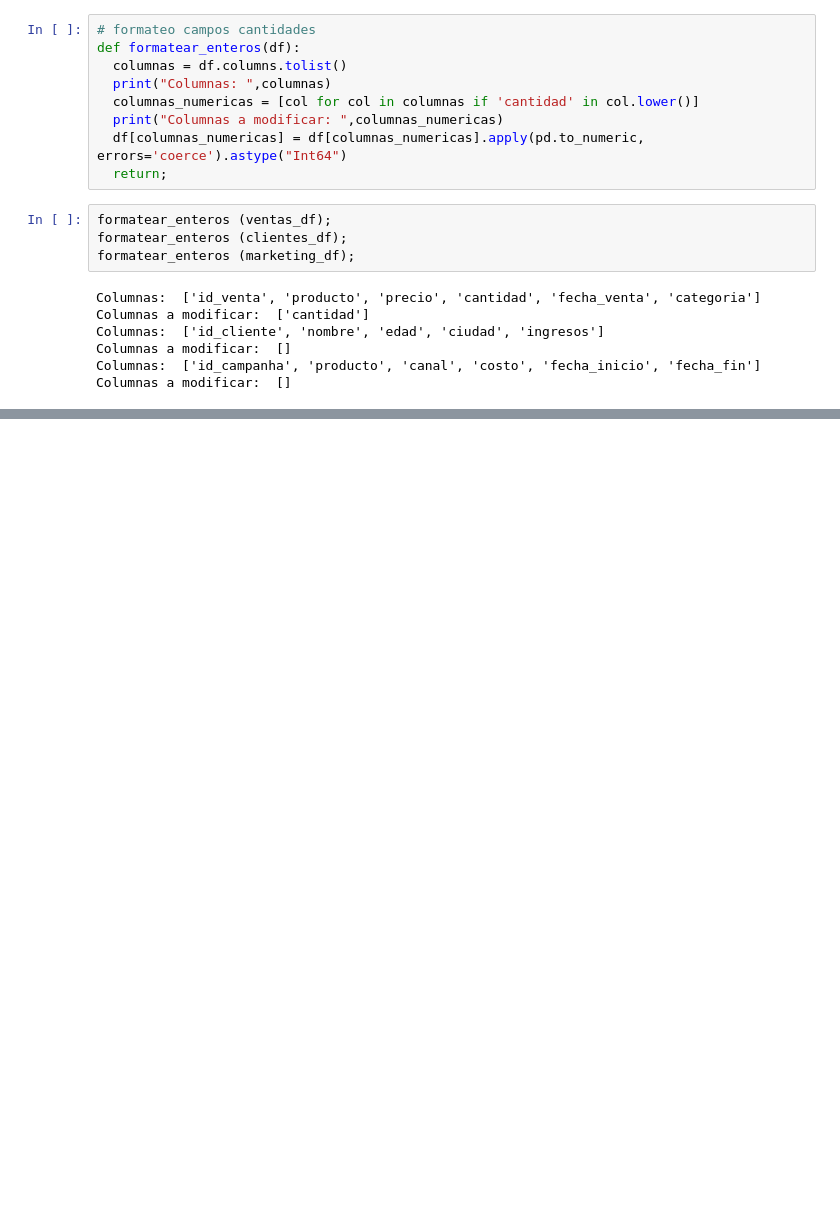
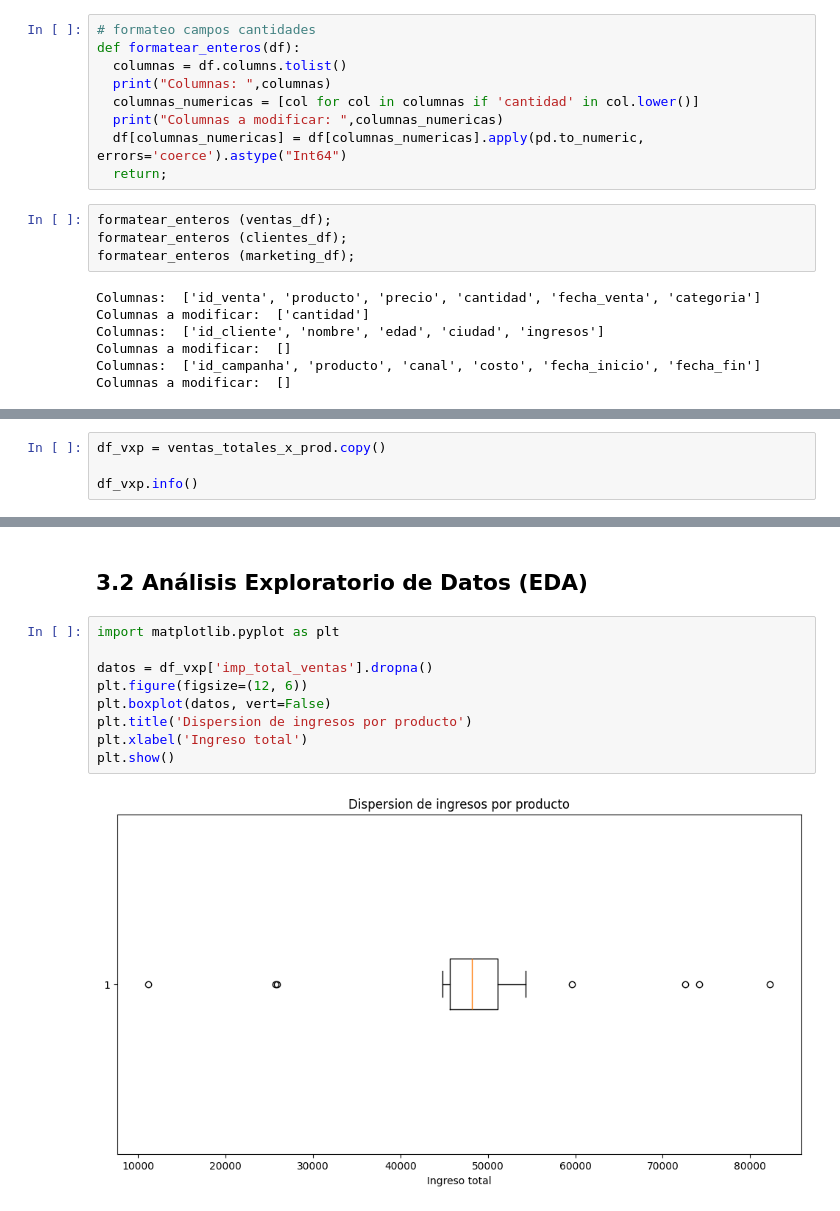
Before and after one commit to FlaviaAlvarez/Entrega_Final_Flavia_Alvarez_, a Jupyter notebook: Entrega_Final_Flavia_Alvarez.ipynb, the cells around one changed output, grey strips where cells are left out. Cells and saved outputs as stored; diff of their text form; blank space fills up the shorter version.

```diff
--- a/Entrega_Final_Flavia_Alvarez.ipynb
+++ b/Entrega_Final_Flavia_Alvarez.ipynb
@@ -403,0 +604,4 @@ Los ventas con monto de venta mayor a 52518.85 son:
+# %%
+df_vxp = ventas_totales_x_prod.copy()
+
+df_vxp.info()
@@ -403,0 +679,13 @@ Los ventas con monto de venta mayor a 52518.85 son:
+# %% [markdown]
+## 3.2 Análisis Exploratorio de Datos (EDA)
+# %%
+import matplotlib.pyplot as plt
+
+datos = df_vxp['imp_total_ventas'].dropna()
+plt.figure(figsize=(12, 6))
+plt.boxplot(datos, vert=False)
+plt.title('Dispersion de ingresos por producto')
+plt.xlabel('Ingreso total')
+plt.show()
+# %% [output]
+[figure, added]
```
Also changed, not shown: parts of 41 cells of this notebook.
